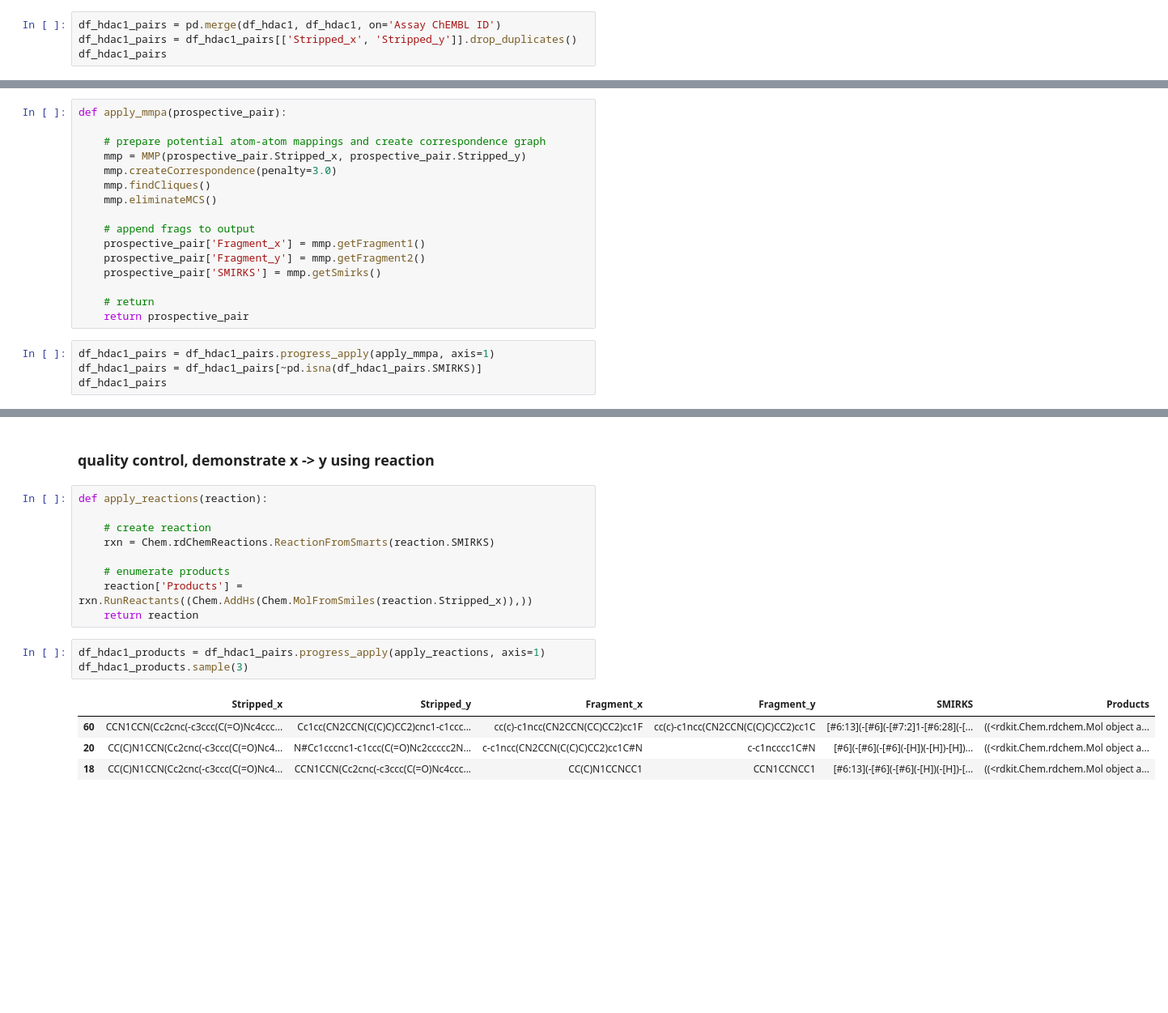
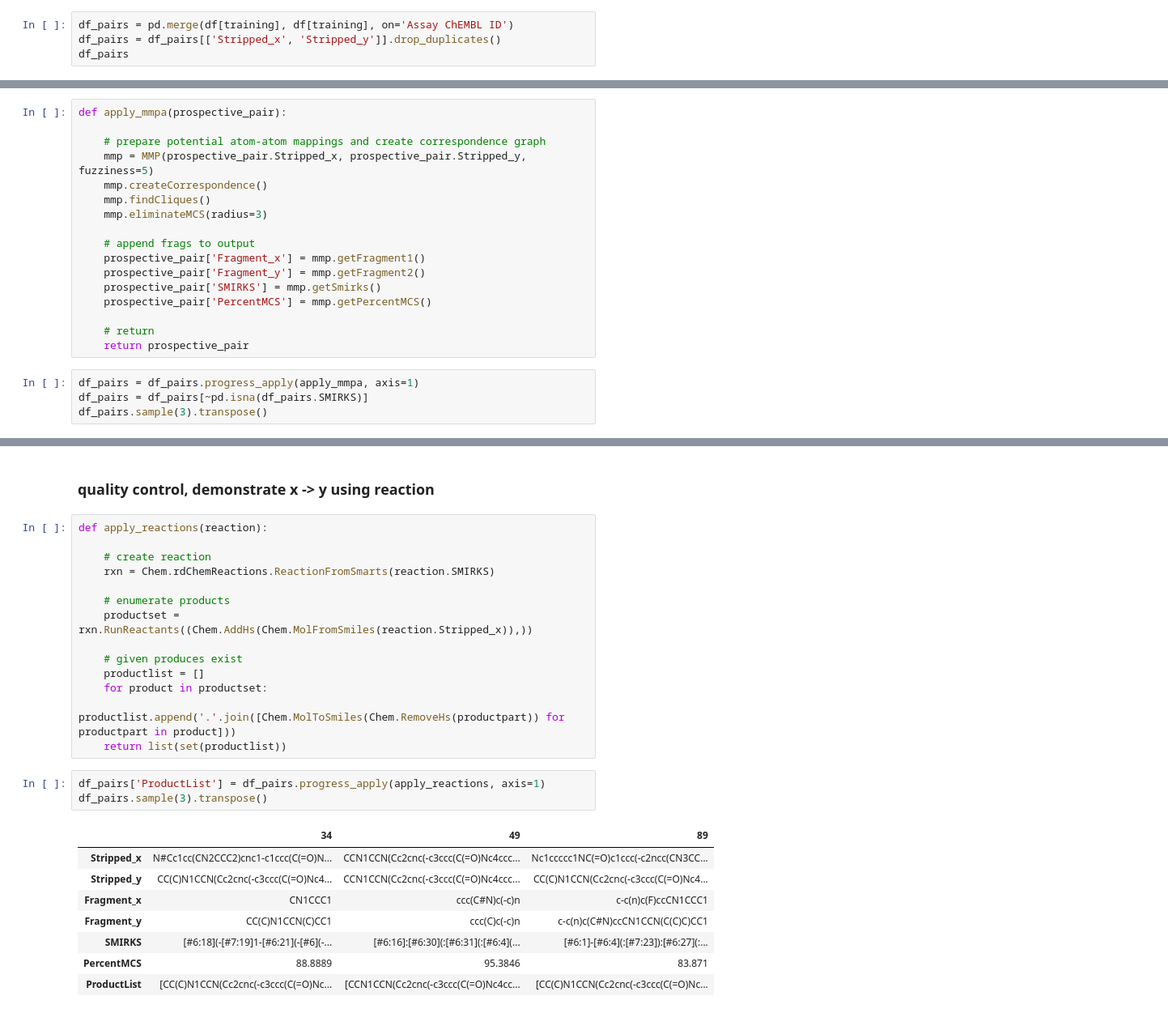
Before and after one commit to warner121/wizepair2, a Jupyter notebook: notebooks/hdac1_inhibitors.ipynb, the cells around one changed output, grey strips where cells are left out. Shown: that part at 81% size. Cells and saved outputs as stored; diff of their text form; blank space fills up the shorter version.

```diff
--- a/notebooks/hdac1_inhibitors.ipynb
+++ b/notebooks/hdac1_inhibitors.ipynb
@@ -61,9 +77,9 @@ df_hdac1.Stripped.unique().size
 # %% [markdown]
 ### create cartesian product of molecules test in the same assay
 # %%
-df_hdac1_pairs = pd.merge(df_hdac1, df_hdac1, on='Assay ChEMBL ID')
-df_hdac1_pairs = df_hdac1_pairs[['Stripped_x', 'Stripped_y']].drop_duplicates()
-df_hdac1_pairs
+df_pairs = pd.merge(df[training], df[training], on='Assay ChEMBL ID')
+df_pairs = df_pairs[['Stripped_x', 'Stripped_y']].drop_duplicates()
+df_pairs
 # %% [output]
 |  | Stripped_x | Stripped_y |
 | 0 | CCN1CCN(Cc2cnc(-c3ccc(C(=O)Nc4ccc... | CCN1CCN(Cc2cnc(-c3ccc(C(=O)Nc4ccc... |
@@ -84,20 +100,21 @@ df_hdac1_pairs
 def apply_mmpa(prospective_pair):
 
     # prepare potential atom-atom mappings and create correspondence graph
-    mmp = MMP(prospective_pair.Stripped_x, prospective_pair.Stripped_y)
-    mmp.createCorrespondence(penalty=3.0)
+    mmp = MMP(prospective_pair.Stripped_x, prospective_pair.Stripped_y, fuzziness=5)
+    mmp.createCorrespondence()
     mmp.findCliques()
-    mmp.eliminateMCS()
+    mmp.eliminateMCS(radius=3)
 
     # append frags to output
     prospective_pair['Fragment_x'] = mmp.getFragment1()
     prospective_pair['Fragment_y'] = mmp.getFragment2()
     prospective_pair['SMIRKS'] = mmp.getSmirks()
+    prospective_pair['PercentMCS'] = mmp.getPercentMCS()
 
     # return
     return prospective_pair
 # %%
-df_hdac1_pairs = df_hdac1_pairs.progress_apply(apply_mmpa, axis=1)
-df_hdac1_pairs = df_hdac1_pairs[~pd.isna(df_hdac1_pairs.SMIRKS)]
-df_hdac1_pairs
+df_pairs = df_pairs.progress_apply(apply_mmpa, axis=1)
+df_pairs = df_pairs[~pd.isna(df_pairs.SMIRKS)]
+df_pairs.sample(3).transpose()
 # %% [output]
@@ -123,13 +134,22 @@ def apply_reactions(reaction):
     rxn = Chem.rdChemReactions.ReactionFromSmarts(reaction.SMIRKS)
 
     # enumerate products
-    reaction['Products'] = rxn.RunReactants((Chem.AddHs(Chem.MolFromSmiles(reaction.Stripped_x)),))
-    return reaction
+    productset = rxn.RunReactants((Chem.AddHs(Chem.MolFromSmiles(reaction.Stripped_x)),))
+
+    # given produces exist
+    productlist = []
+    for product in productset:
+        productlist.append('.'.join([Chem.MolToSmiles(Chem.RemoveHs(productpart)) for productpart in product]))
+    return list(set(productlist))
 # %%
-df_hdac1_products = df_hdac1_pairs.progress_apply(apply_reactions, axis=1)
-df_hdac1_products.sample(3)
+df_pairs['ProductList'] = df_pairs.progress_apply(apply_reactions, axis=1)
+df_pairs.sample(3).transpose()
 # %% [output]
-|  | Stripped_x | Stripped_y | Fragment_x | Fragment_y | SMIRKS | Products |
-| 60 | CCN1CCN(Cc2cnc(-c3ccc(C(=O)Nc4ccc... | Cc1cc(CN2CCN(C(C)C)CC2)cnc1-c1ccc... | cc(c)-c1ncc(CN2CCN(CC)CC2)cc1F | cc(c)-c1ncc(CN2CCN(C(C)C)CC2)cc1C | [#6:13](-[#6](-[#7:2]1-[#6:28](-[... | ((<rdkit.Chem.rdchem.Mol object a... |
-| 20 | CC(C)N1CCN(Cc2cnc(-c3ccc(C(=O)Nc4... | N#Cc1cccnc1-c1ccc(C(=O)Nc2ccccc2N... | c-c1ncc(CN2CCN(C(C)C)CC2)cc1C#N | c-c1ncccc1C#N | [#6](-[#6](-[#6](-[H])(-[H])-[H])... | ((<rdkit.Chem.rdchem.Mol object a... |
-| 18 | CC(C)N1CCN(Cc2cnc(-c3ccc(C(=O)Nc4... | CCN1CCN(Cc2cnc(-c3ccc(C(=O)Nc4ccc... | CC(C)N1CCNCC1 | CCN1CCNCC1 | [#6:13](-[#6](-[#6](-[H])(-[H])-[... | ((<rdkit.Chem.rdchem.Mol object a... |
+|  | 34 | 49 | 89 |
+| Stripped_x | N#Cc1cc(CN2CCC2)cnc1-c1ccc(C(=O)N... | CCN1CCN(Cc2cnc(-c3ccc(C(=O)Nc4ccc... | Nc1ccccc1NC(=O)c1ccc(-c2ncc(CN3CC... |
+| Stripped_y | CC(C)N1CCN(Cc2cnc(-c3ccc(C(=O)Nc4... | CCN1CCN(Cc2cnc(-c3ccc(C(=O)Nc4ccc... | CC(C)N1CCN(Cc2cnc(-c3ccc(C(=O)Nc4... |
+| Fragment_x | CN1CCC1 | ccc(C#N)c(-c)n | c-c(n)c(F)ccCN1CCC1 |
+| Fragment_y | CC(C)N1CCN(C)CC1 | ccc(C)c(-c)n | c-c(n)c(C#N)ccCN1CCN(C(C)C)CC1 |
+| SMIRKS | [#6:18](-[#7:19]1-[#6:21](-[#6](-... | [#6:16]:[#6:30](:[#6:31](:[#6:4](... | [#6:1]-[#6:4](:[#7:23]):[#6:27](:... |
+| PercentMCS | 88.8889 | 95.3846 | 83.871 |
+| ProductList | [CC(C)N1CCN(Cc2cnc(-c3ccc(C(=O)Nc... | [CCN1CCN(Cc2cnc(-c3ccc(C(=O)Nc4cc... | [CC(C)N1CCN(Cc2cnc(-c3ccc(C(=O)Nc... |
```
Also changed, not shown: parts of 25 cells of this notebook, 3 other files.
